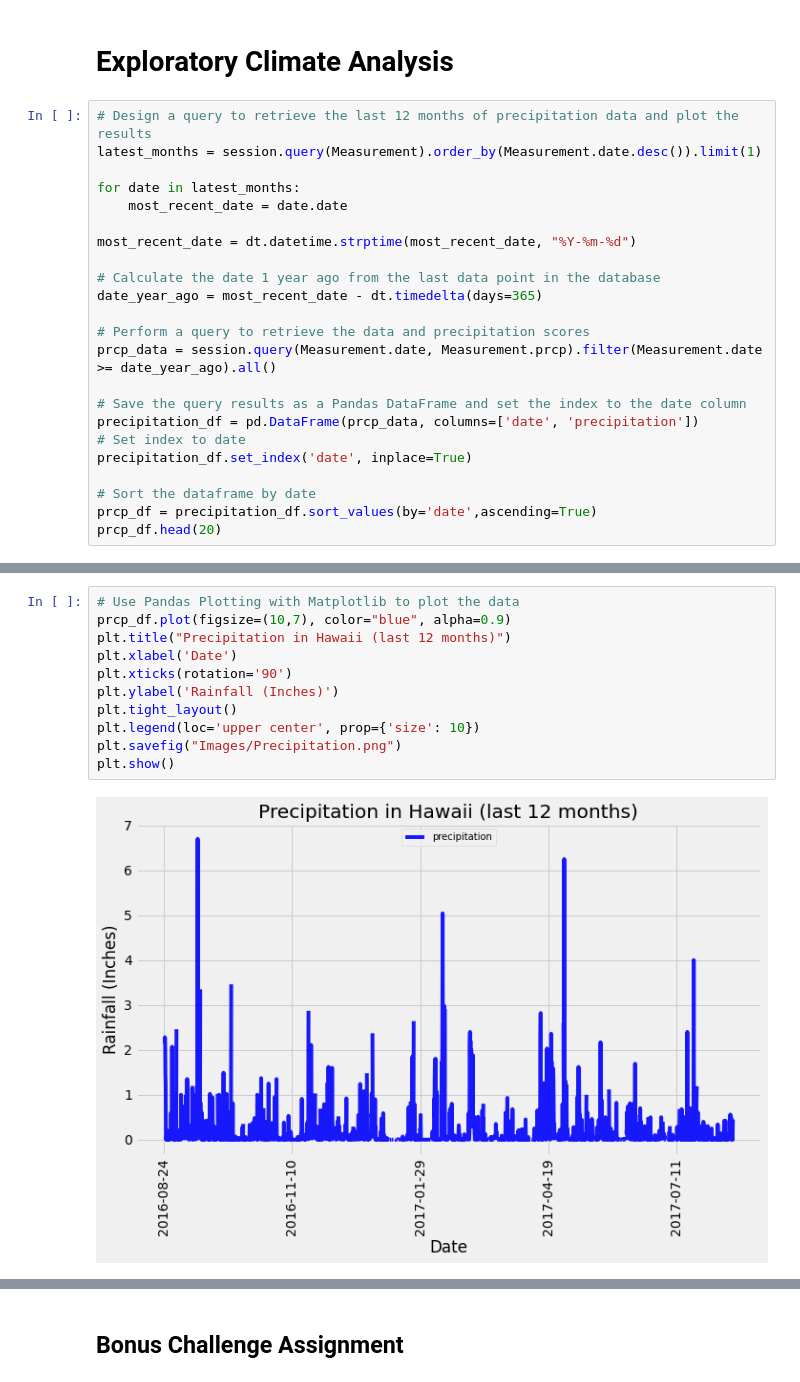
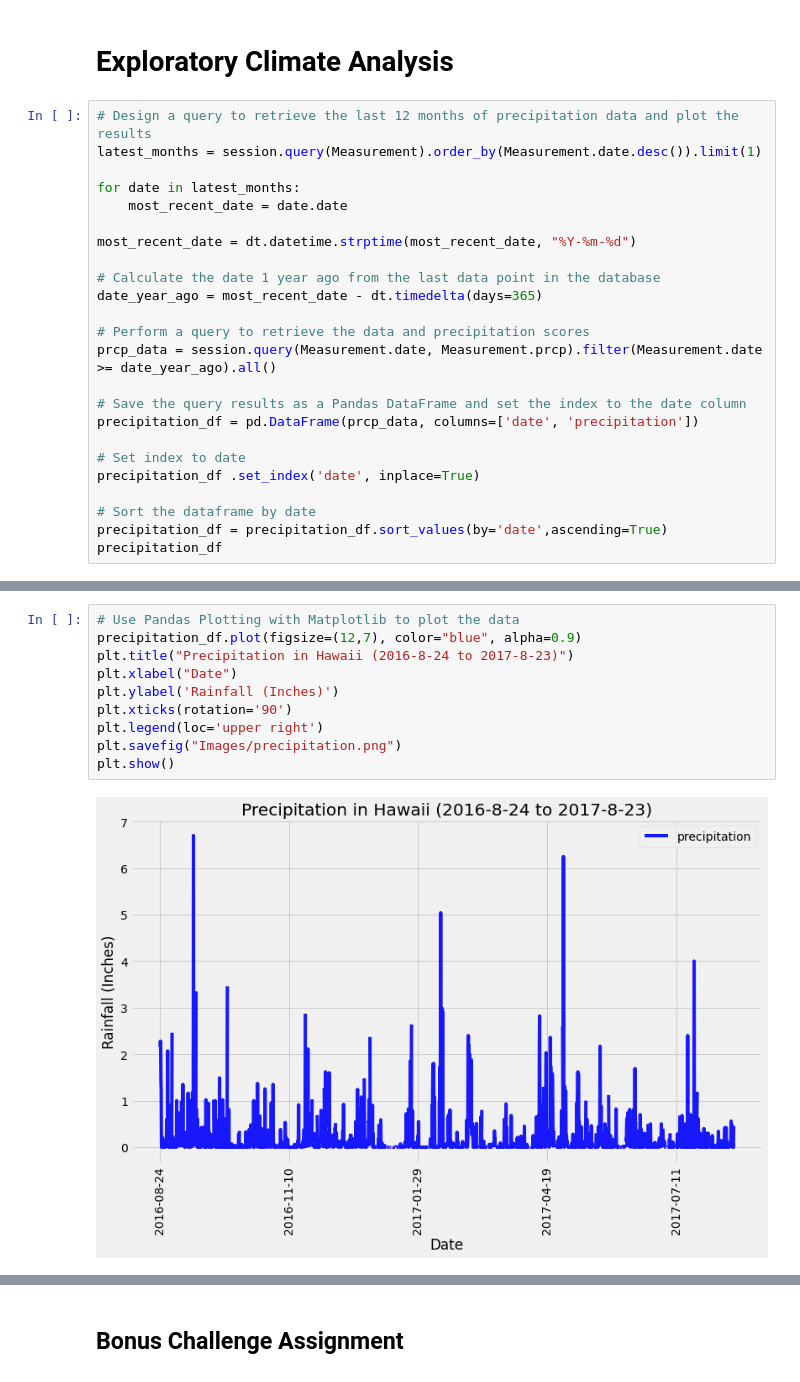
Before and after one commit to iCode13/sqlalchemy-challenge, a Jupyter notebook: climate_analysis.ipynb, the cells around one changed output, grey strips where cells are left out. Saved outputs shown, nothing was run; the diff lists cells and outputs as text.

```diff
--- a/climate_analysis.ipynb
+++ b/climate_analysis.ipynb
@@ -60,12 +60,13 @@ prcp_data = session.query(Measurement.date, Measurement.prcp).filter(Measurement
 
 # Save the query results as a Pandas DataFrame and set the index to the date column
 precipitation_df = pd.DataFrame(prcp_data, columns=['date', 'precipitation'])
+
 # Set index to date
-precipitation_df.set_index('date', inplace=True)
+precipitation_df .set_index('date', inplace=True)
 
 # Sort the dataframe by date
-prcp_df = precipitation_df.sort_values(by='date',ascending=True)
-prcp_df.head(20)
+precipitation_df = precipitation_df.sort_values(by='date',ascending=True)
+precipitation_df
 # %% [output]
 |  | precipitation |
 | date |  |
@@ -88,15 +85,14 @@ prcp_df.head(20)
 # %%
 # Use Pandas Plotting with Matplotlib to plot the data
-prcp_df.plot(figsize=(10,7), color="blue", alpha=0.9)
-plt.title("Precipitation in Hawaii (last 12 months)")
-plt.xlabel('Date')
+precipitation_df.plot(figsize=(12,7), color="blue", alpha=0.9)
+plt.title("Precipitation in Hawaii (2016-8-24 to 2017-8-23)")
+plt.xlabel("Date")
+plt.ylabel('Rainfall (Inches)')
 plt.xticks(rotation='90')
-plt.ylabel('Rainfall (Inches)')
-plt.tight_layout()
-plt.legend(loc='upper center', prop={'size': 10})
-plt.savefig("Images/Precipitation.png")
+plt.legend(loc='upper right')
+plt.savefig("Images/precipitation.png")
 plt.show()
 # %% [output]
-[figure, old version]
+[figure, new version]
 # %%
 # Use Pandas to calcualte the summary statistics for the precipitation data
```
Also changed, not shown: parts of 6 cells of this notebook, 2 other files.
